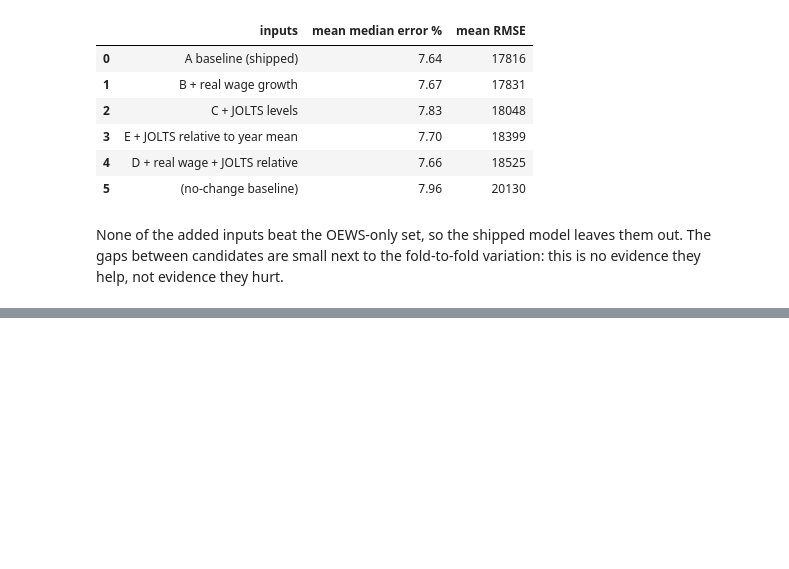
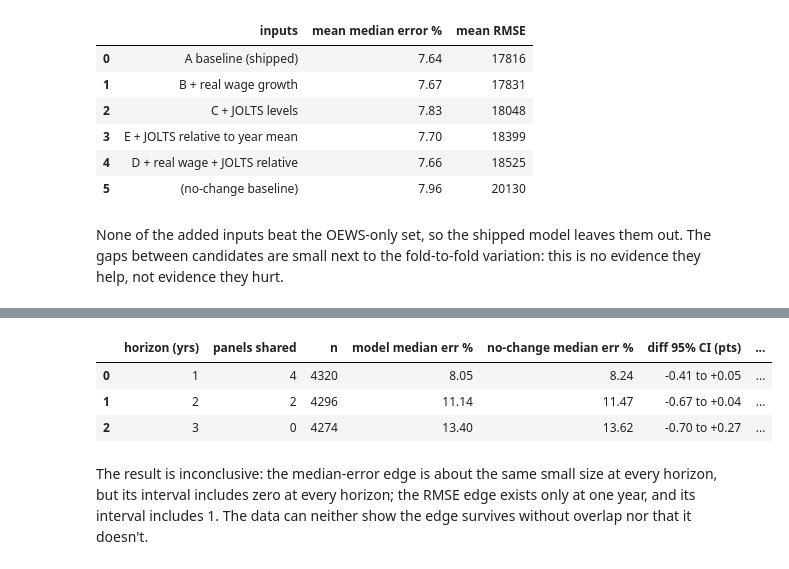
Before and after one commit to brianravelo28/labor-market-displacement-forecaster, a Jupyter notebook: notebooks/02_model_evaluation.ipynb, the cells around one changed output, grey strips where cells are left out. Drawn from its saved outputs; the diff is of its cells as text; code cells hidden in the pictures; blank space fills up the shorter version.

```diff
--- a/notebooks/02_model_evaluation.ipynb
+++ b/notebooks/02_model_evaluation.ipynb
@@ -173,0 +178,18 @@ None of the added inputs beat the OEWS-only set, so the shipped model leaves the
+# %%
+ov = json.load(open("../data/processed/overlap_test.json"))
+rows = []
+for h, r in ov["horizons"].items():
+    s, b = r["pooled"], r["pooled_bootstrap"]
+    rows.append({"horizon (yrs)": int(h), "panels shared": r["shared_panels"], "n": s["n"],
+                 "model median err %": round(s["model_median_error_pct"], 2), "no-change median err %": round(s["persistence_median_error_pct"], 2),
+                 "diff 95% CI (pts)": f"{b['median_error_diff_pts_95ci'][0]:+.2f} to {b['median_error_diff_pts_95ci'][1]:+.2f}",
+                 "RMSE ratio": round(s["model_rmse"] / s["persistence_rmse"], 2),
+                 "RMSE ratio 95% CI": f"{b['rmse_ratio_95ci'][0]:.2f} to {b['rmse_ratio_95ci'][1]:.2f}"})
+pd.DataFrame(rows)
+# %% [output]
+|  | horizon (yrs) | panels shared | n | model median err % | no-change median err % | diff 95% CI (pts) | ... |
+| 0 | 1 | 4 | 4320 | 8.05 | 8.24 | -0.41 to +0.05 | ... |
+| 1 | 2 | 2 | 4296 | 11.14 | 11.47 | -0.67 to +0.04 | ... |
+| 2 | 3 | 0 | 4274 | 13.40 | 13.62 | -0.70 to +0.27 | ... |
+# %% [markdown]
+The result is inconclusive: the median-error edge is about the same small size at every horizon, but its interval includes zero at every horizon; the RMSE edge exists only at one year, and its interval includes 1. The data can neither show the edge survives without overlap nor that it doesn't.
```
Also changed, not shown: parts of 1 cell of this notebook, 6 other files.
